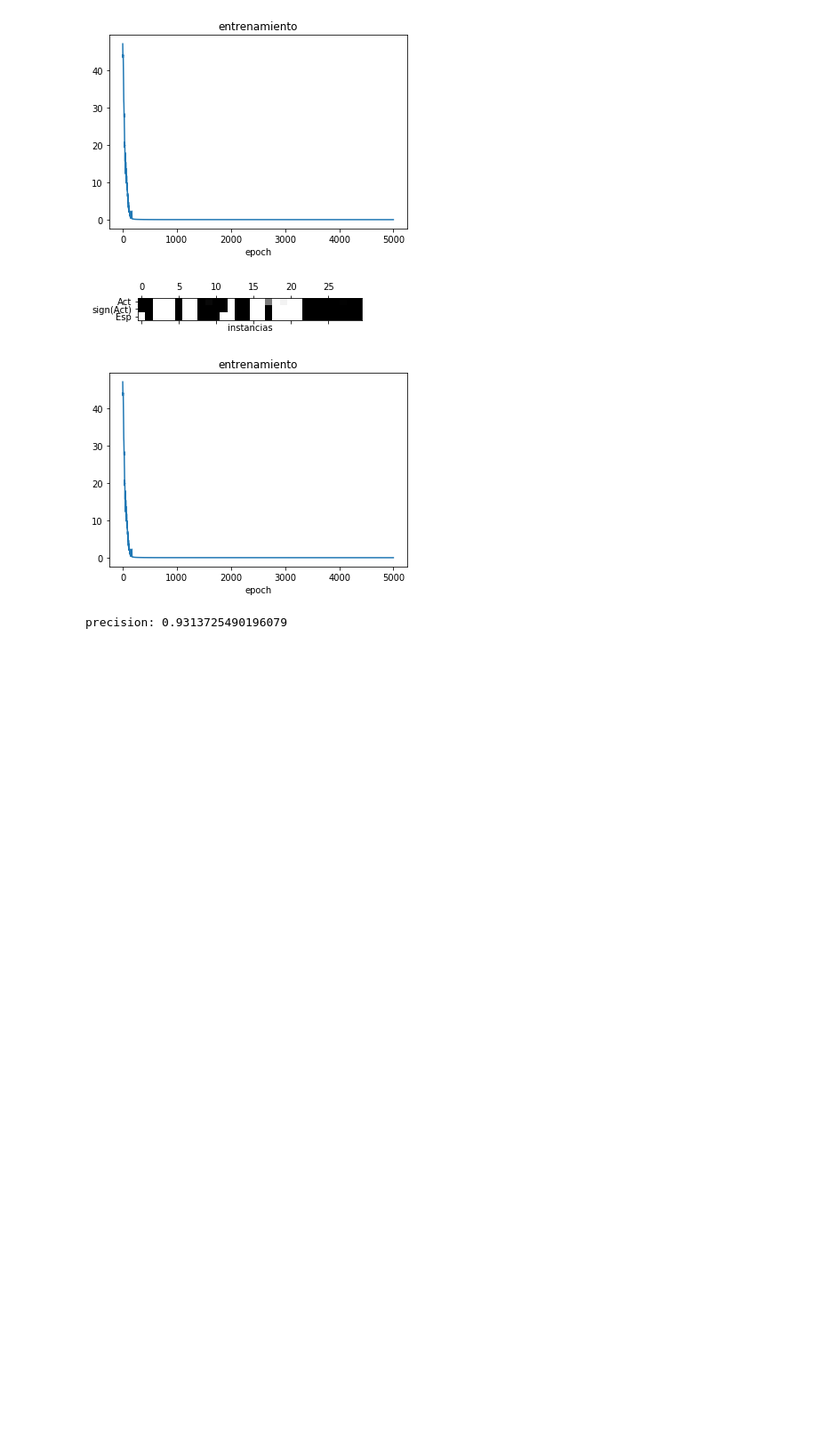
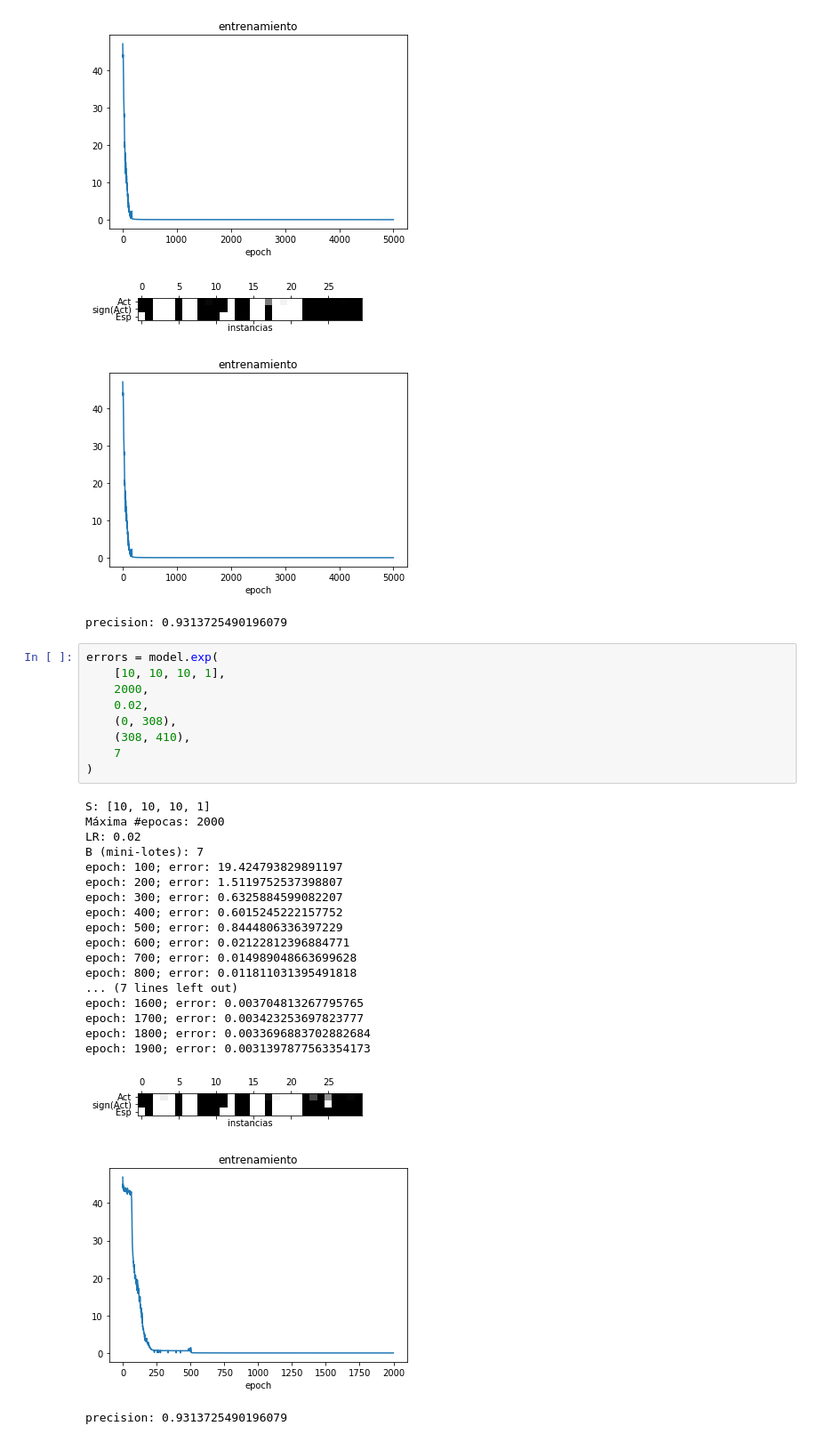
Before and after one commit to joaconafta/RedNeu-TP1, a Jupyter notebook: exp_ej1.ipynb, the cells around one changed output. Shown at 89% size. Drawn from its saved outputs; the diff is of its cells as text; blank space fills up the shorter version.

```diff
--- a/exp_ej1.ipynb
+++ b/exp_ej1.ipynb
@@ -492,3 +492,33 @@ epoch: 4900; error: 0.0013822488661228817
 [figure]
 [figure]
 precision: 0.9313725490196079
+# %%
+errors = model.exp(
+    [10, 10, 10, 1],
+    2000,
+    0.02,
+    (0, 308),
+    (308, 410),
+    7
+)
+# %% [output]
+S: [10, 10, 10, 1]
+Máxima #epocas: 2000
+LR: 0.02
+B (mini-lotes): 7
+epoch: 100; error: 19.424793829891197
+epoch: 200; error: 1.5119752537398807
+epoch: 300; error: 0.6325884599082207
+epoch: 400; error: 0.6015245222157752
+epoch: 500; error: 0.8444806336397229
+epoch: 600; error: 0.02122812396884771
+epoch: 700; error: 0.014989048663699628
+epoch: 800; error: 0.011811031395491818
+... (7 lines left out)
+epoch: 1600; error: 0.003704813267795765
+epoch: 1700; error: 0.003423253697823777
+epoch: 1800; error: 0.0033696883702882684
+epoch: 1900; error: 0.0031397877563354173
+[figure, added]
+[figure, added]
+precision: 0.9313725490196079
```
